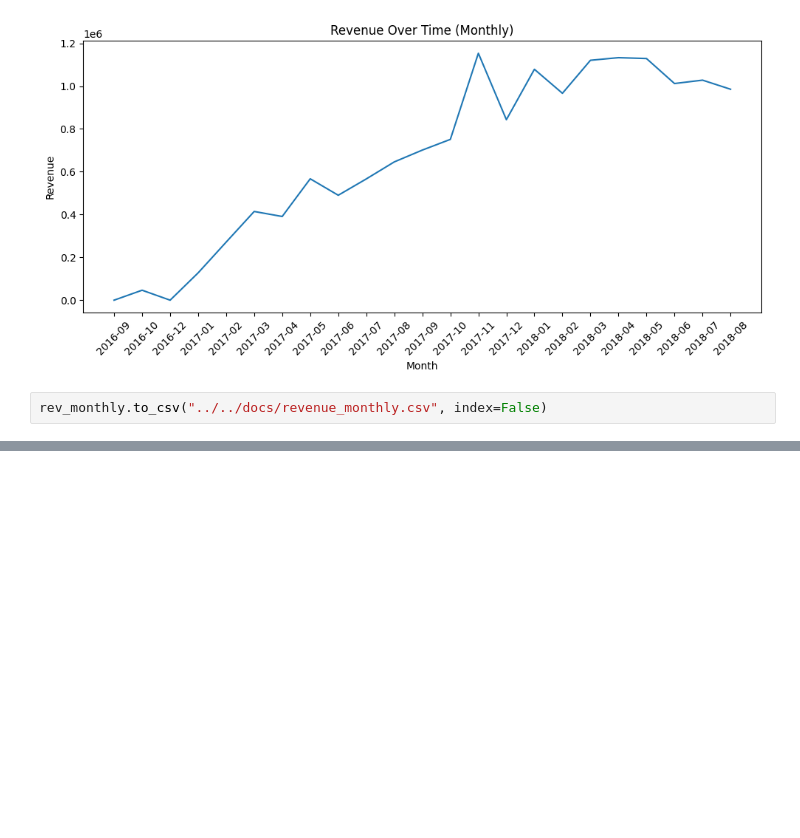
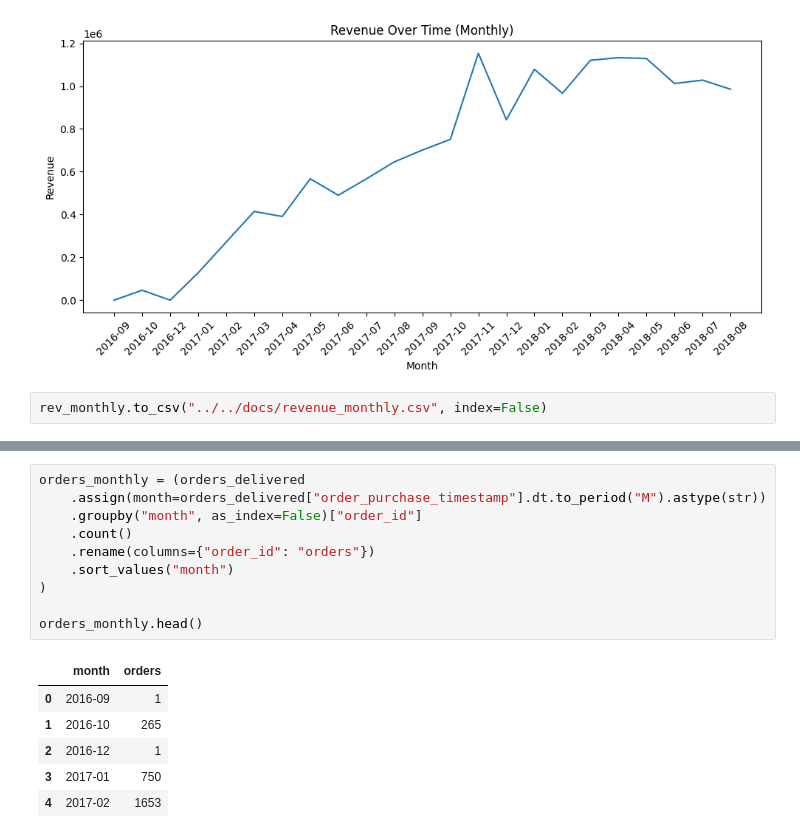
Before and after one commit to AiltonJ303/globalshop-ecommerce-analytics, a Jupyter notebook: python/notebooks/01_revenue_over_time.ipynb, the cells around one changed output, grey strips where cells are left out. Saved outputs shown, nothing was run; the diff lists cells and outputs as text; blank space fills up the shorter version.

```diff
--- a/python/notebooks/01_revenue_over_time.ipynb
+++ b/python/notebooks/01_revenue_over_time.ipynb
@@ -140,0 +145,17 @@ rev_monthly.to_csv("../../docs/revenue_monthly.csv", index=False)
+# %%
+orders_monthly = (orders_delivered
+    .assign(month=orders_delivered["order_purchase_timestamp"].dt.to_period("M").astype(str))
+    .groupby("month", as_index=False)["order_id"]
+    .count()
+    .rename(columns={"order_id": "orders"})
+    .sort_values("month")
+)
+
+orders_monthly.head()
+# %% [output]
+|  | month | orders |
+| 0 | 2016-09 | 1 |
+| 1 | 2016-10 | 265 |
+| 2 | 2016-12 | 1 |
+| 3 | 2017-01 | 750 |
+| 4 | 2017-02 | 1653 |
```
Also changed, not shown: parts of 3 cells of this notebook, 1 other file.
